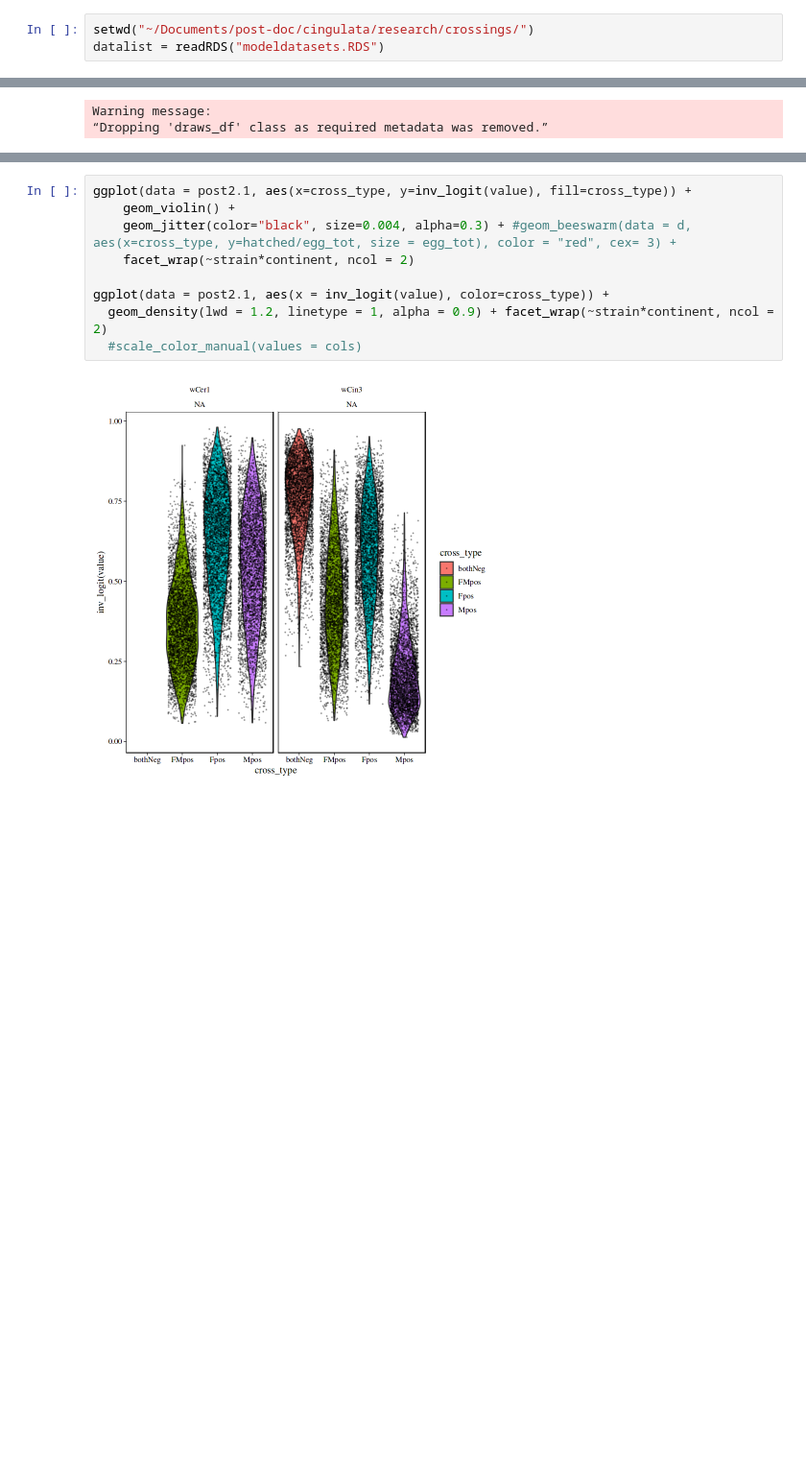
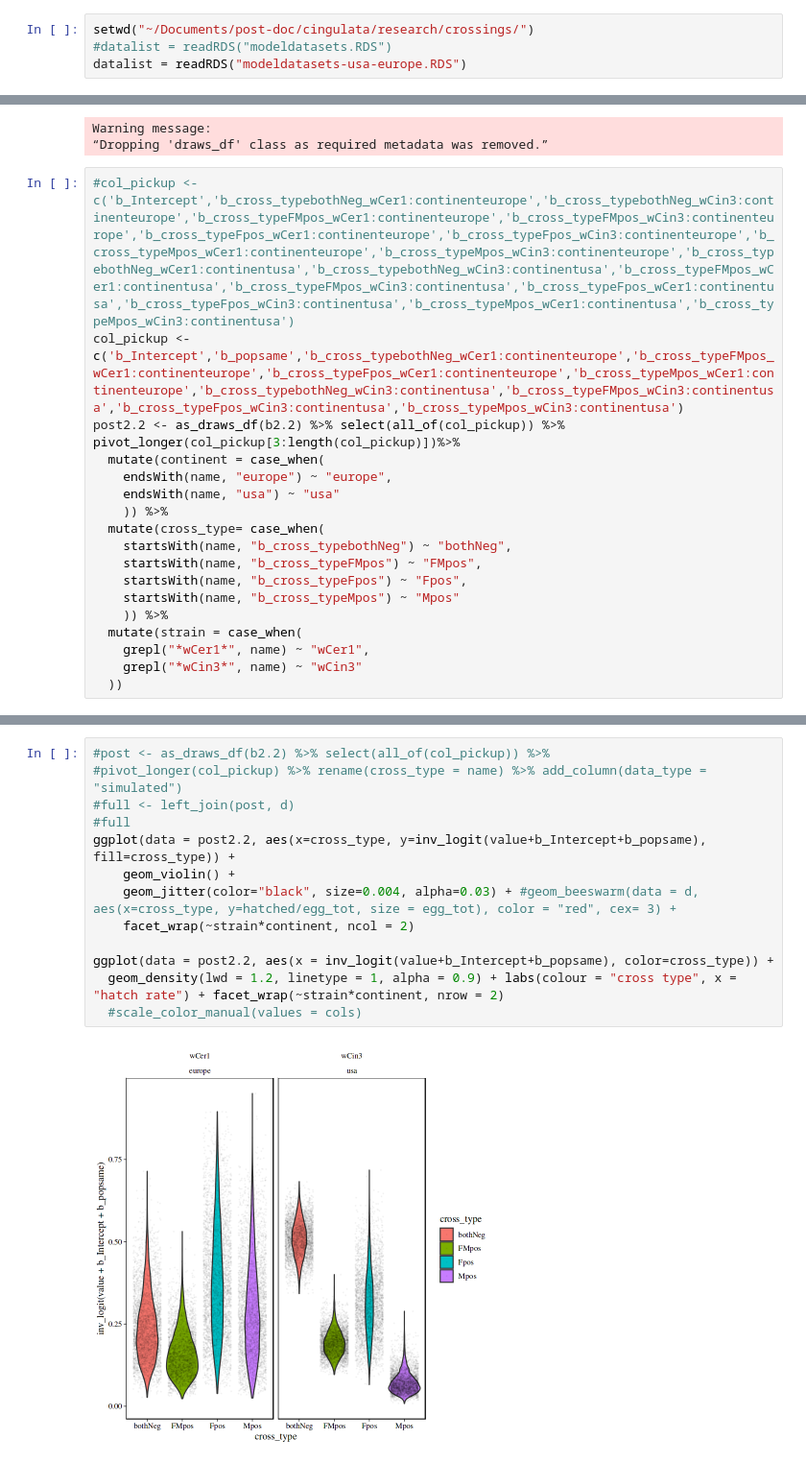
Before and after one commit to twolfe/Rhagoletis, a Jupyter notebook: crossing-data-analysis-brms.ipynb, the cells around one changed output, grey strips where cells are left out. Shown at 96% size. Saved outputs shown, nothing was run; the diff lists cells and outputs as text; blank space fills up the shorter version.

Commit message:
Add files via upload
added models

```diff
--- a/crossing-data-analysis-brms.ipynb
+++ b/crossing-data-analysis-brms.ipynb
@@ -47,4 +47,5 @@ theme_set(
   )
 # %%
 setwd("~/Documents/post-doc/cingulata/research/crossings/")
-datalist = readRDS("modeldatasets.RDS")
+#datalist = readRDS("modeldatasets.RDS")
+datalist = readRDS("modeldatasets-usa-europe.RDS")
@@ -366,3 +327,22 @@ pivot_longer(col_pickup[2:length(col_pickup)])%>%
 # %% [output]
 Warning message:
 “Dropping 'draws_df' class as required metadata was removed.”
+# %%
+#col_pickup <- c('b_Intercept','b_cross_typebothNeg_wCer1:continenteurope','b_cross_typebothNeg_wCin3:continenteurope','b_cross_typeFMpos_wCer1:continenteurope','b_cross_typeFMpos_wCin3:continenteurope','b_cross_typeFpos_wCer1:continenteurope','b_cross_typeFpos_wCin3:continenteurope','b_cross_typeMpos_wCer1:continenteurope','b_cross_typeMpos_wCin3:continenteurope','b_cross_typebothNeg_wCer1:continentusa','b_cross_typebothNeg_wCin3:continentusa','b_cross_typeFMpos_wCer1:continentusa','b_cross_typeFMpos_wCin3:continentusa','b_cross_typeFpos_wCer1:continentusa','b_cross_typeFpos_wCin3:continentusa','b_cross_typeMpos_wCer1:continentusa','b_cross_typeMpos_wCin3:continentusa')
+col_pickup <- c('b_Intercept','b_popsame','b_cross_typebothNeg_wCer1:continenteurope','b_cross_typeFMpos_wCer1:continenteurope','b_cross_typeFpos_wCer1:continenteurope','b_cross_typeMpos_wCer1:continenteurope','b_cross_typebothNeg_wCin3:continentusa','b_cross_typeFMpos_wCin3:continentusa','b_cross_typeFpos_wCin3:continentusa','b_cross_typeMpos_wCin3:continentusa')
+post2.2 <- as_draws_df(b2.2) %>% select(all_of(col_pickup)) %>%
+pivot_longer(col_pickup[3:length(col_pickup)])%>%
+  mutate(continent = case_when(
+    endsWith(name, "europe") ~ "europe",
+    endsWith(name, "usa") ~ "usa"
+    )) %>%
+  mutate(cross_type= case_when(
+    startsWith(name, "b_cross_typebothNeg") ~ "bothNeg",
+    startsWith(name, "b_cross_typeFMpos") ~ "FMpos",
+    startsWith(name, "b_cross_typeFpos") ~ "Fpos",
+    startsWith(name, "b_cross_typeMpos") ~ "Mpos"
+    )) %>%
+  mutate(strain = case_when(
+    grepl("*wCer1*", name) ~ "wCer1",
+    grepl("*wCin3*", name) ~ "wCin3"
+  ))
@@ -369,11 +352,15 @@ Warning message:
 # %%
-ggplot(data = post2.1, aes(x=cross_type, y=inv_logit(value), fill=cross_type)) +
+#post <- as_draws_df(b2.2) %>% select(all_of(col_pickup)) %>%
+#pivot_longer(col_pickup) %>% rename(cross_type = name) %>% add_column(data_type = "simulated")
+#full <- left_join(post, d)
+#full
+ggplot(data = post2.2, aes(x=cross_type, y=inv_logit(value+b_Intercept+b_popsame), fill=cross_type)) +
     geom_violin() +
-    geom_jitter(color="black", size=0.004, alpha=0.3) + #geom_beeswarm(data = d, aes(x=cross_type, y=hatched/egg_tot, size = egg_tot), color = "red", cex= 3) +
+    geom_jitter(color="black", size=0.004, alpha=0.03) + #geom_beeswarm(data = d, aes(x=cross_type, y=hatched/egg_tot, size = egg_tot), color = "red", cex= 3) +
     facet_wrap(~strain*continent, ncol = 2)
 
-ggplot(data = post2.1, aes(x = inv_logit(value), color=cross_type)) +
-  geom_density(lwd = 1.2, linetype = 1, alpha = 0.9) + facet_wrap(~strain*continent, ncol = 2)
+ggplot(data = post2.2, aes(x = inv_logit(value+b_Intercept+b_popsame), color=cross_type)) +
+  geom_density(lwd = 1.2, linetype = 1, alpha = 0.9) + labs(colour = "cross type", x = "hatch rate") + facet_wrap(~strain*continent, nrow = 2)
   #scale_color_manual(values = cols)
 # %% [output]
-[figure, old version]
+[figure, new version]
```
Also changed, not shown: parts of 31 cells of this notebook.
